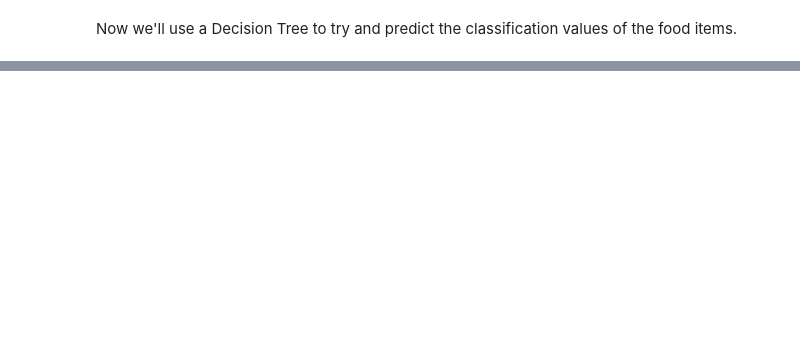
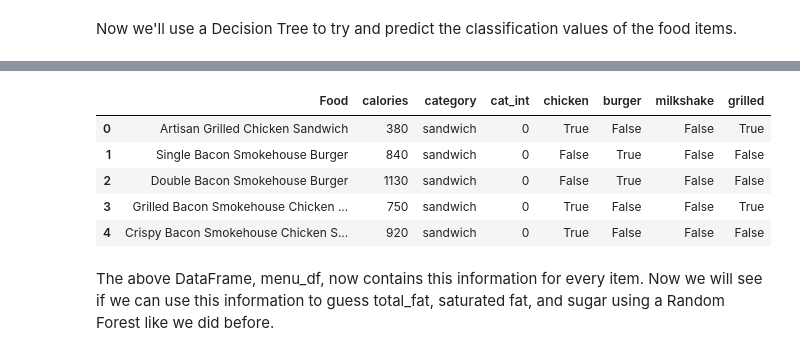
Before and after one commit to ErinNordquist/ErinNordquist.github.io, a Jupyter notebook: ErinNordquist_final.ipynb, the cells around one changed output, grey strips where cells are left out. Saved outputs shown, nothing was run; the diff lists cells and outputs as text; code cells hidden in the pictures; blank space fills up the shorter version.

```diff
--- a/ErinNordquist_final.ipynb
+++ b/ErinNordquist_final.ipynb
@@ -176,0 +229,6 @@ These graphs are all looking for a relationship between calories and other attri
+# %%
+nutr_df['cat_int'] = nutr_df['category']
+mapping = dict(zip(categories,range(0,9)))
+for i,r in nutr_df.iterrows():
+    nutr_df.at[i,'cat_int'] = mapping.get(r['category'])
+nutr_df.head()
@@ -221,0 +359,16 @@ Again we can see that the Random Forest gives us the edge in accuracy. This come
+# %%
+menu_df = nutr_df[['Food','calories', 'category','cat_int']]
+menu_df['chicken'] = menu_df['Food'].str.contains('[cC]hicken',regex=True)
+menu_df['burger'] = menu_df['Food'].str.contains('[bB]urger',regex=True)
+menu_df['milkshake'] = menu_df['Food'].str.contains('milkshake',regex=True)
+menu_df['grilled'] = menu_df['Food'].str.contains('[gG]rilled',regex=True)
+menu_df.head()
+# %% [output]
+|  | Food | calories | category | cat_int | chicken | burger | milkshake | grilled |
+| 0 | Artisan Grilled Chicken Sandwich | 380 | sandwich | 0 | True | False | False | True |
+| 1 | Single Bacon Smokehouse Burger | 840 | sandwich | 0 | False | True | False | False |
+| 2 | Double Bacon Smokehouse Burger | 1130 | sandwich | 0 | False | True | False | False |
+| 3 | Grilled Bacon Smokehouse Chicken ... | 750 | sandwich | 0 | True | False | False | True |
+| 4 | Crispy Bacon Smokehouse Chicken S... | 920 | sandwich | 0 | True | False | False | False |
+# %% [markdown]
+The above DataFrame, menu_df, now contains this information for every item. Now we will see if we can use this information to guess total_fat, saturated fat, and sugar using a Random Forest like we did before.
```
Also changed, not shown: parts of 26 cells of this notebook, 1 other file.
